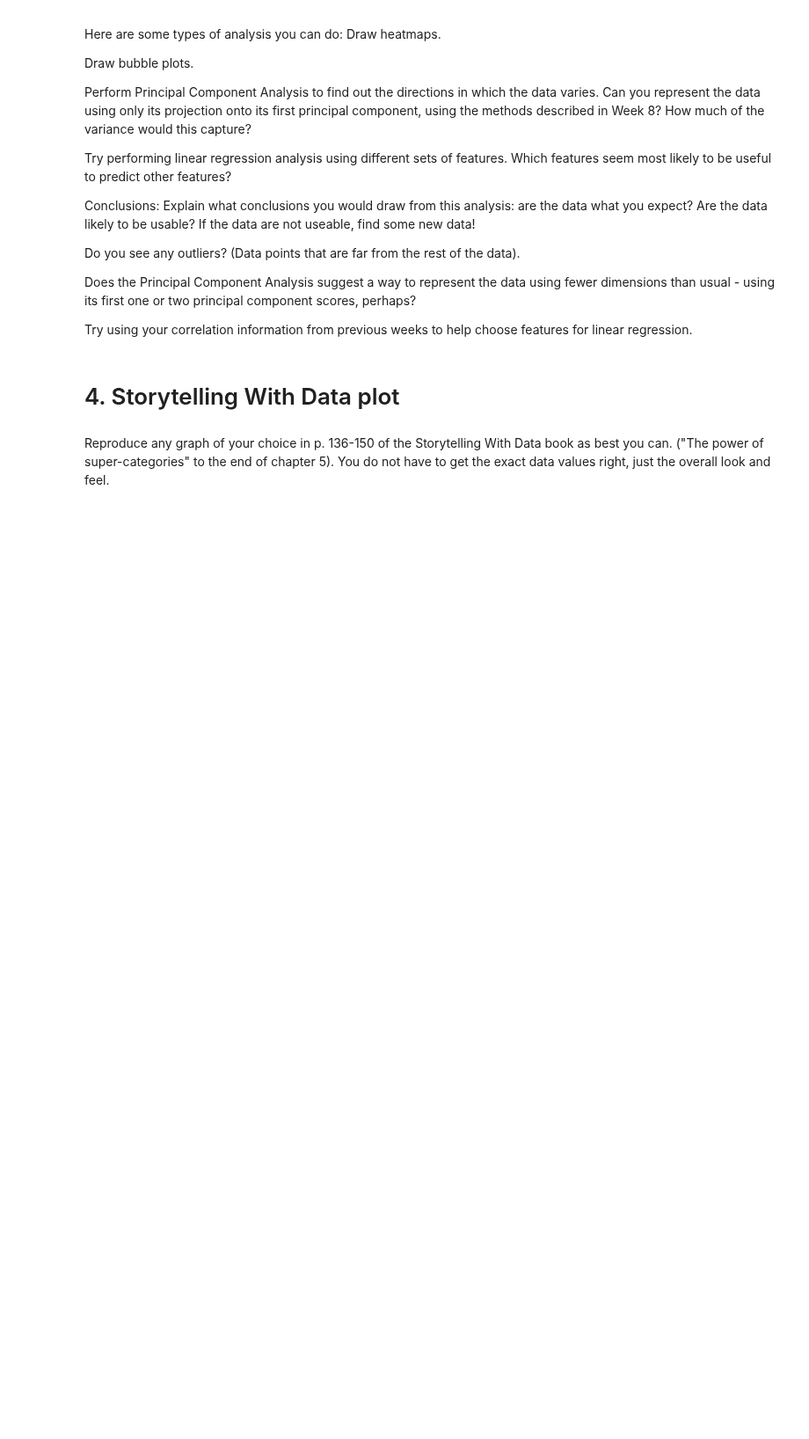
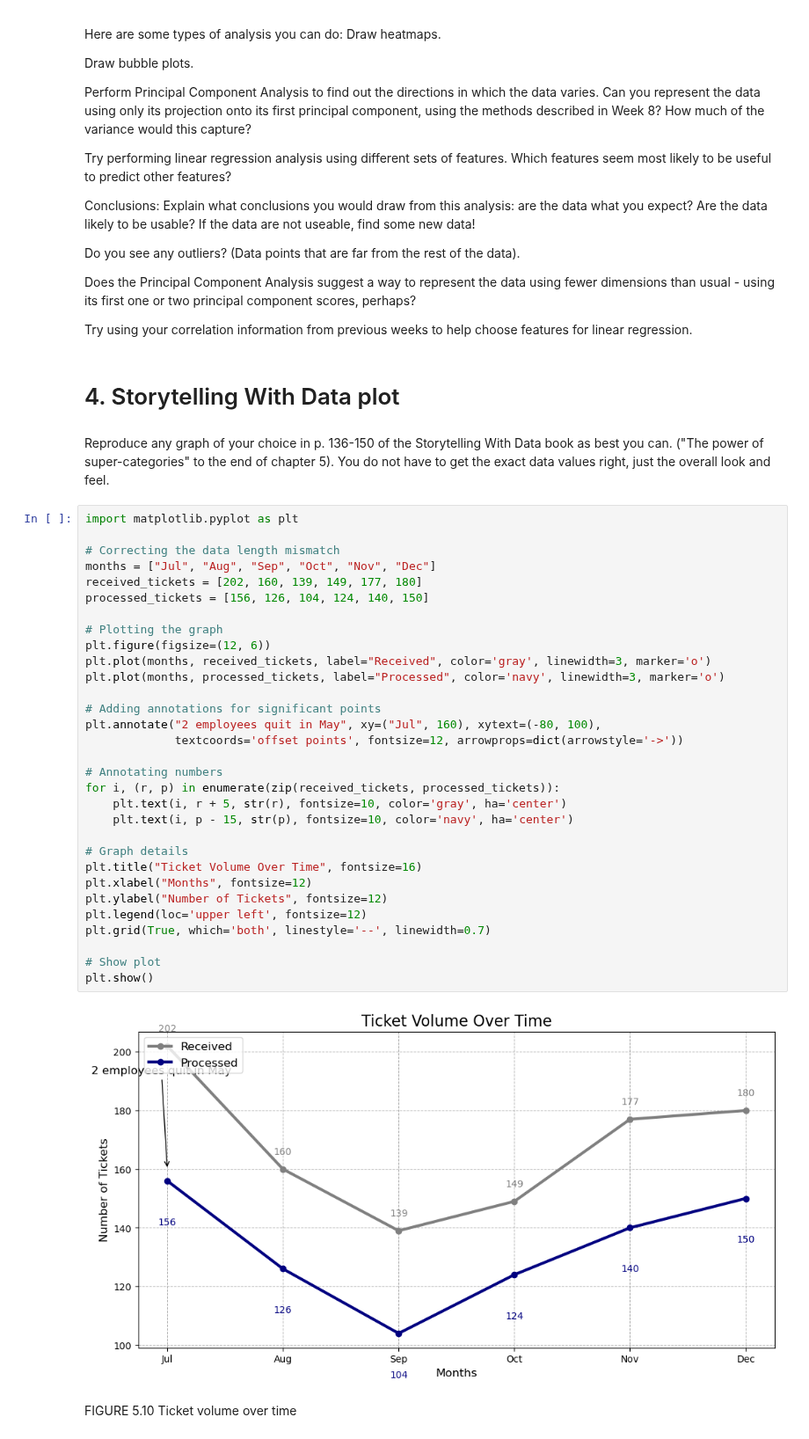
Before and after one commit to tetianakravchuk/AI-for-Leaders, a Jupyter notebook: Week9/OMDS-ModB2-Week9-Kravchuk-Tetiana.ipynb.ipynb, the cells around one changed output. Shown at 88% size. Saved outputs shown, nothing was run; the diff lists cells and outputs as text; blank space fills up the shorter version.

```diff
--- a/Week9/OMDS-ModB2-Week9-Kravchuk-Tetiana.ipynb.ipynb
+++ b/Week9/OMDS-ModB2-Week9-Kravchuk-Tetiana.ipynb.ipynb
@@ -77,3 +113,38 @@ Try using your correlation information from previous weeks to help choose featur
 # 4. Storytelling With Data plot
 # %% [markdown]
 Reproduce any graph of your choice in p. 136-150 of the Storytelling With Data book as best you can. ("The power of super-categories" to the end of chapter 5). You do not have to get the exact data values right, just the overall look and feel.
+# %%
+import matplotlib.pyplot as plt
+
+# Correcting the data length mismatch
+months = ["Jul", "Aug", "Sep", "Oct", "Nov", "Dec"]
+received_tickets = [202, 160, 139, 149, 177, 180]
+processed_tickets = [156, 126, 104, 124, 140, 150]
+
+# Plotting the graph
+plt.figure(figsize=(12, 6))
+plt.plot(months, received_tickets, label="Received", color='gray', linewidth=3, marker='o')
+plt.plot(months, processed_tickets, label="Processed", color='navy', linewidth=3, marker='o')
+
+# Adding annotations for significant points
+plt.annotate("2 employees quit in May", xy=("Jul", 160), xytext=(-80, 100),
+             textcoords='offset points', fontsize=12, arrowprops=dict(arrowstyle='->'))
+
+# Annotating numbers
+for i, (r, p) in enumerate(zip(received_tickets, processed_tickets)):
+    plt.text(i, r + 5, str(r), fontsize=10, color='gray', ha='center')
+    plt.text(i, p - 15, str(p), fontsize=10, color='navy', ha='center')
+
+# Graph details
+plt.title("Ticket Volume Over Time", fontsize=16)
+plt.xlabel("Months", fontsize=12)
+plt.ylabel("Number of Tickets", fontsize=12)
+plt.legend(loc='upper left', fontsize=12)
+plt.grid(True, which='both', linestyle='--', linewidth=0.7)
+
+# Show plot
+plt.show()
+# %% [output]
+[figure, added]
+# %% [markdown]
+FIGURE 5.10 Ticket volume over time
```
Also changed, not shown: parts of 1 cell of this notebook.
